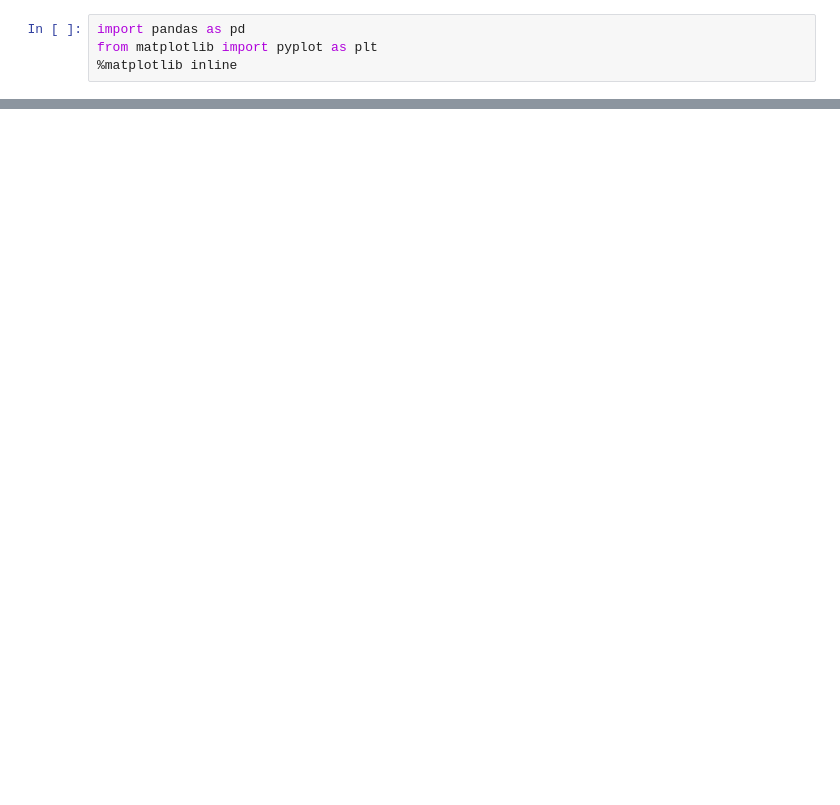
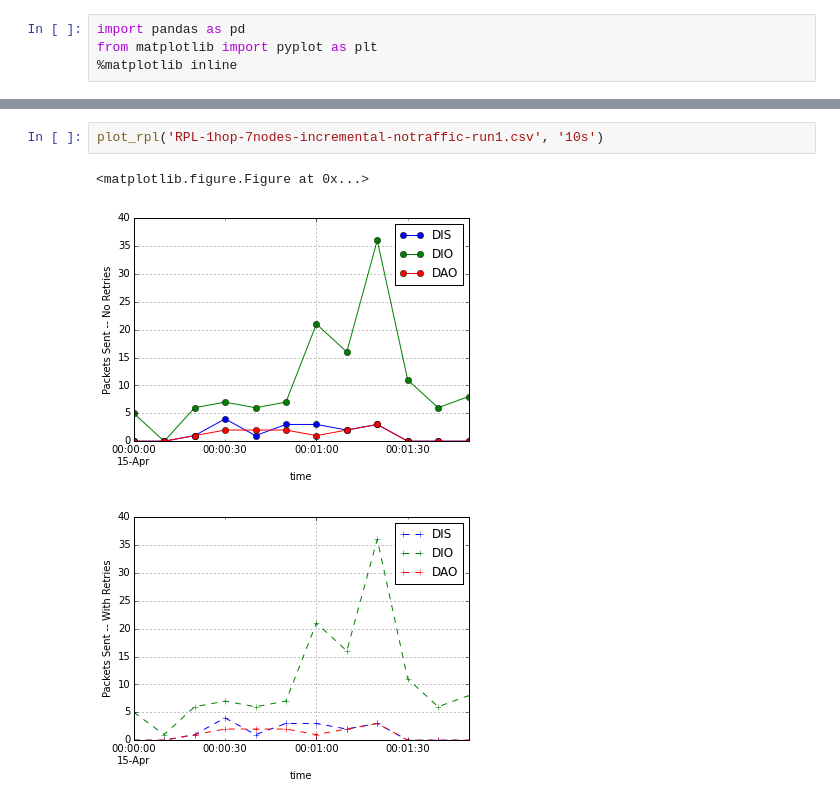
Before and after one commit to gtfierro/cs268-project, a Jupyter notebook: capture/data/plot_packet_trace.ipynb, the cells around one changed output, grey strips where cells are left out. Saved outputs shown, nothing was run; the diff lists cells and outputs as text; blank space fills up the shorter version.

```diff
--- a/capture/data/plot_packet_trace.ipynb
+++ b/capture/data/plot_packet_trace.ipynb
@@ -87,0 +92,6 @@ plot_rpl('RPL-1hop-10nodes-incremental-notraffic-run1.csv')
+# %%
+plot_rpl('RPL-1hop-7nodes-incremental-notraffic-run1.csv', '10s')
+# %% [output]
+<matplotlib.figure.Figure at 0x...>
+[figure, added]
+[figure, added]
```
Also changed, not shown: parts of 5 cells of this notebook, 1 other file.
